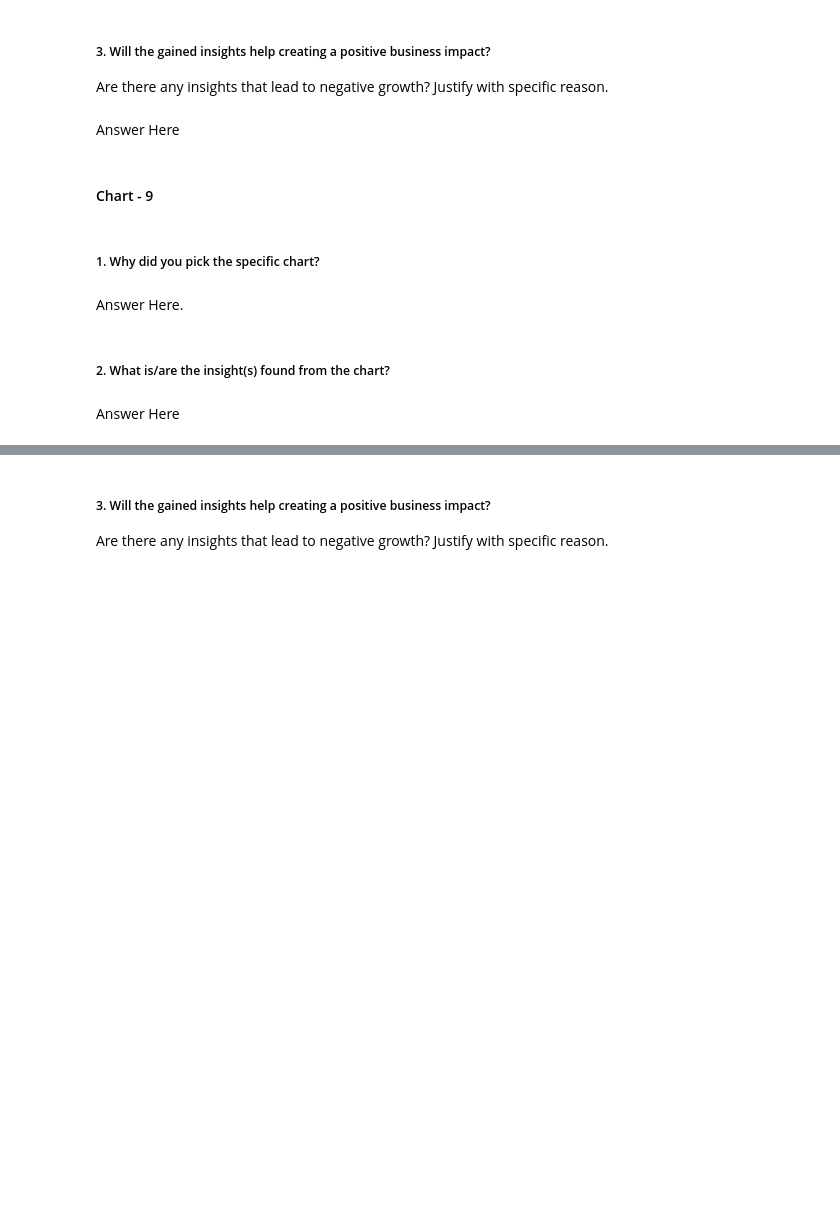
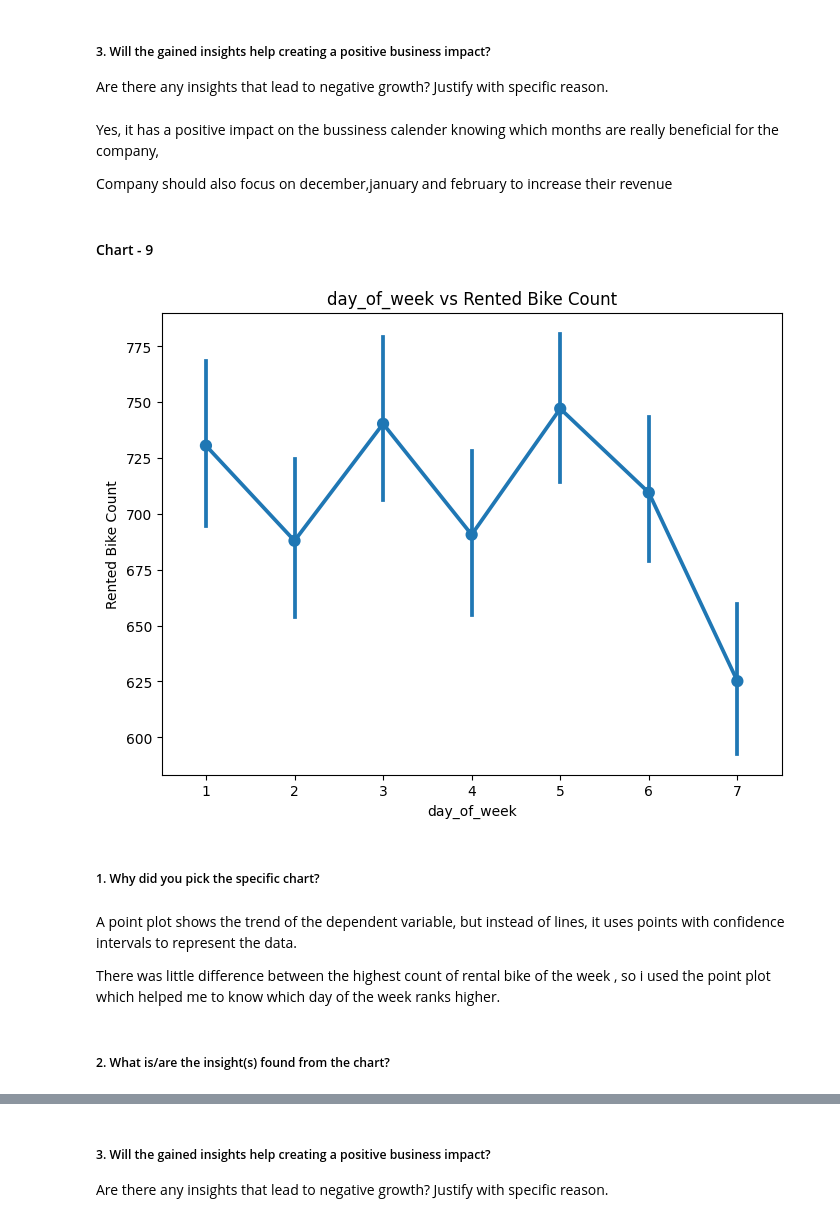
Before and after one commit to CoderSumanesh/Bike-Sharing-Demand-Prediction, a Jupyter notebook: Copy_of_Bike_Sharing_Demand_Prediction_ML_.ipynb, the cells around one changed output, grey strips where cells are left out. Cells and saved outputs as stored; diff of their text form; code cells hidden in the pictures; blank space fills up the shorter version.

```diff
--- a/Copy_of_Bike_Sharing_Demand_Prediction_ML_.ipynb
+++ b/Copy_of_Bike_Sharing_Demand_Prediction_ML_.ipynb
@@ -654,7 +670,9 @@ Answer Here
 # %% [markdown]
 ##### 3. Will the gained insights help creating a positive business impact?
 Are there any insights that lead to negative growth? Justify with specific reason.
-# %% [markdown]
-Answer Here
+# %% [markdown]
+Yes, it has a positive impact on the bussiness calender knowing which months are really beneficial for the company,
+
+Company should also focus on december,january and february to increase their revenue
 # %% [markdown]
 #### Chart - 9
@@ -663,8 +679,18 @@ Answer Here
+# %%
+# Chart - 9 visualization code
+plt.figure(figsize=(8, 6))
+sns.pointplot(x='day_of_week', y=dependent_variable[0], data=new_df)
+plt.xlabel('day_of_week')
+plt.ylabel(dependent_variable[0])
+plt.title('day_of_week' + ' vs ' + dependent_variable[0])
+plt.show()
+# %% [output]
+[figure, added]
 # %% [markdown]
 ##### 1. Why did you pick the specific chart?
-# %% [markdown]
-Answer Here.
+# %% [markdown]
+A point plot shows the trend of the dependent variable, but instead of lines, it uses points with confidence intervals to represent the data.
+
+There was little difference between the highest count of rental bike of the week , so i used the point plot which helped me to know which day of the week ranks higher.
 # %% [markdown]
 ##### 2. What is/are the insight(s) found from the chart?
-# %% [markdown]
-Answer Here
```
Also changed, not shown: parts of 50 cells of this notebook.
